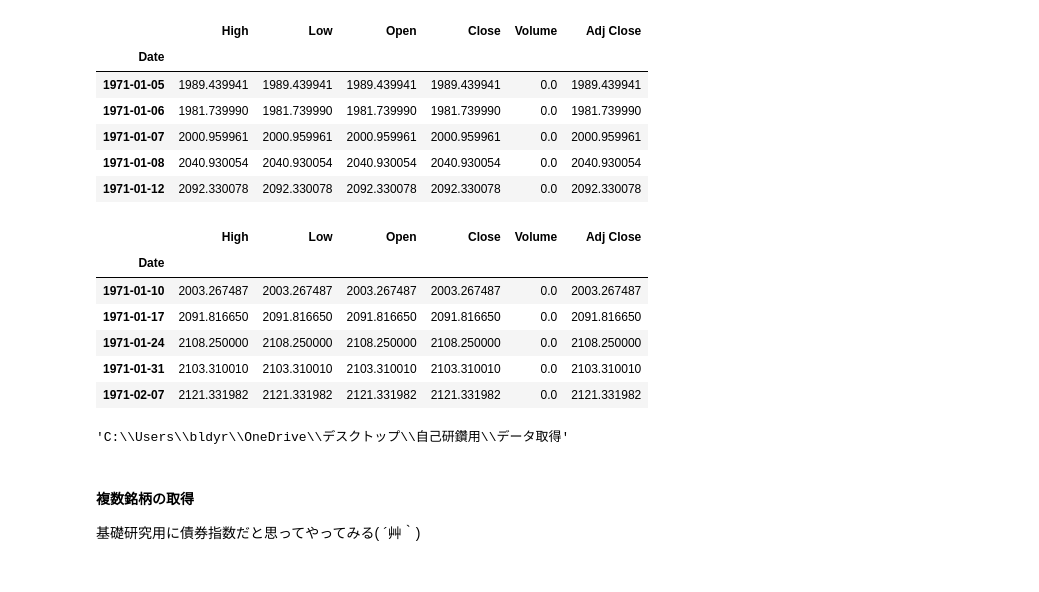
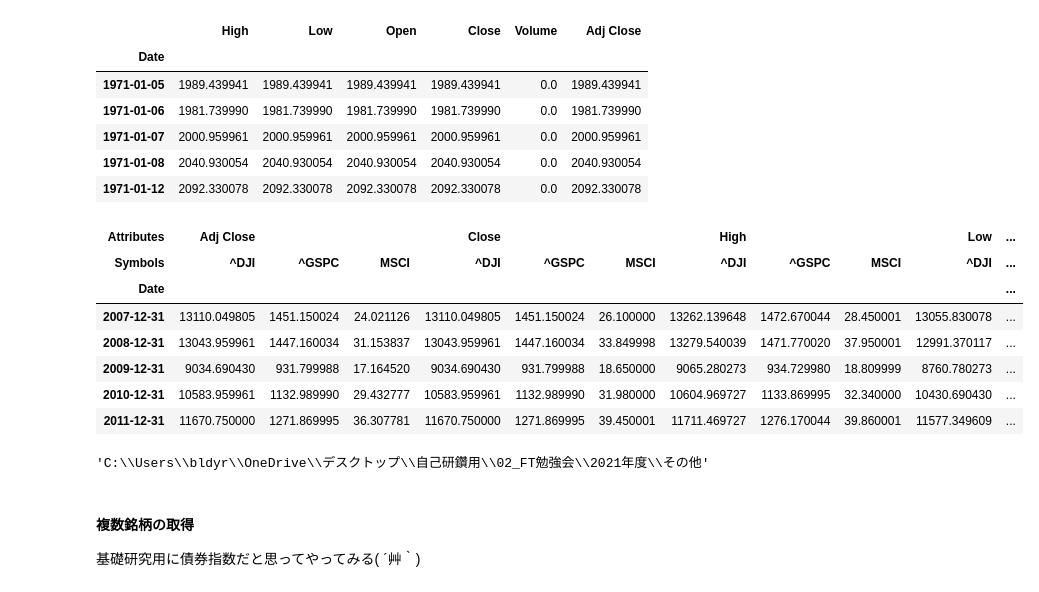
Before and after one commit to NishimuraTsubasa/Study-FT, a Jupyter notebook: 2021年度/その他/データ取得.ipynb, the cells around one changed output. Cells and saved outputs as stored; diff of their text form; code cells hidden in the pictures.

```diff
--- a/2021年度/その他/データ取得.ipynb
+++ b/2021年度/その他/データ取得.ipynb
@@ -16,9 +16,11 @@ endを省略すると，直近までのデータがダウンロードされま
 4. end : 取得終了日付
 # %%
 start = datetime.datetime(1971,1,4)
-end = datetime.datetime(2019,8,30)
+end = datetime.datetime(2022,2,21)
 
-tsd = web.DataReader("^N225","yahoo",start, end).dropna() # jpy
+data = ["^DJI", "^GSPC", "MSCI"]
+
+tsd = web.DataReader(data,"yahoo",start, end).dropna() # jpy
 tsd.loc[:,'Adj Close'].plot()
 # %% [output]
 <AxesSubplot:xlabel='Date'>
@@ -34,20 +36,21 @@ tsd.head()
 | 1971-01-08 | 2040.930054 | 2040.930054 | 2040.930054 | 2040.930054 | 0.0 | 2040.930054 |
 | 1971-01-12 | 2092.330078 | 2092.330078 | 2092.330078 | 2092.330078 | 0.0 | 2092.330078 |
 # %%
-tsd_weekly = tsd.resample(rule="W").mean()
-tsd_weekly.head()
+tsd_anuary = tsd.resample(rule="A").first()
+tsd_anuary.head()
 # %% [output]
-|  | High | Low | Open | Close | Volume | Adj Close |
-| Date |  |  |  |  |  |  |
-| 1971-01-10 | 2003.267487 | 2003.267487 | 2003.267487 | 2003.267487 | 0.0 | 2003.267487 |
-| 1971-01-17 | 2091.816650 | 2091.816650 | 2091.816650 | 2091.816650 | 0.0 | 2091.816650 |
-| 1971-01-24 | 2108.250000 | 2108.250000 | 2108.250000 | 2108.250000 | 0.0 | 2108.250000 |
-| 1971-01-31 | 2103.310010 | 2103.310010 | 2103.310010 | 2103.310010 | 0.0 | 2103.310010 |
-| 1971-02-07 | 2121.331982 | 2121.331982 | 2121.331982 | 2121.331982 | 0.0 | 2121.331982 |
+| Attributes | Adj Close |  |  | Close |  |  | High |  |  | Low | ... |
+| Symbols | ^DJI | ^GSPC | MSCI | ^DJI | ^GSPC | MSCI | ^DJI | ^GSPC | MSCI | ^DJI | ... |
+| Date |  |  |  |  |  |  |  |  |  |  | ... |
+| 2007-12-31 | 13110.049805 | 1451.150024 | 24.021126 | 13110.049805 | 1451.150024 | 26.100000 | 13262.139648 | 1472.670044 | 28.450001 | 13055.830078 | ... |
+| 2008-12-31 | 13043.959961 | 1447.160034 | 31.153837 | 13043.959961 | 1447.160034 | 33.849998 | 13279.540039 | 1471.770020 | 37.950001 | 12991.370117 | ... |
+| 2009-12-31 | 9034.690430 | 931.799988 | 17.164520 | 9034.690430 | 931.799988 | 18.650000 | 9065.280273 | 934.729980 | 18.809999 | 8760.780273 | ... |
+| 2010-12-31 | 10583.959961 | 1132.989990 | 29.432777 | 10583.959961 | 1132.989990 | 31.980000 | 10604.969727 | 1133.869995 | 32.340000 | 10430.690430 | ... |
+| 2011-12-31 | 11670.750000 | 1271.869995 | 36.307781 | 11670.750000 | 1271.869995 | 39.450001 | 11711.469727 | 1276.170044 | 39.860001 | 11577.349609 | ... |
 # %%
 # ディレクトリの指定
-os.chdir('C:/Users/bldyr/OneDrive/デスクトップ/自己研鑽用/データ取得')
+os.chdir('C:/Users/bldyr/OneDrive/デスクトップ/自己研鑽用/02_FT勉強会/2021年度/その他')
 os.getcwd()
 # %% [output]
-'C:\\Users\\bldyr\\OneDrive\\デスクトップ\\自己研鑽用\\データ取得'
+'C:\\Users\\bldyr\\OneDrive\\デスクトップ\\自己研鑽用\\02_FT勉強会\\2021年度\\その他'
 # %%
```
Also changed, not shown: parts of 2 cells of this notebook, 3 other files.
